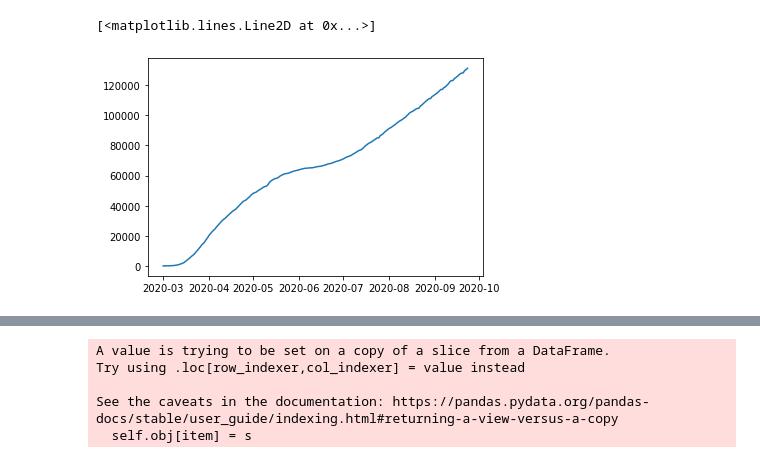
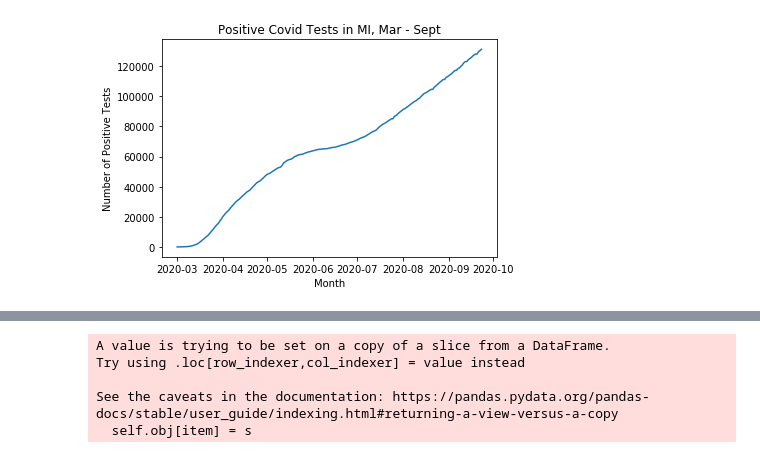
Before and after one commit to KevinKillman/Michigans_Economy_and_Covid, a Jupyter notebook: project_1_code.ipynb, the cells around one changed output, grey strips where cells are left out. Saved outputs shown, nothing was run; the diff lists cells and outputs as text; code cells hidden in the pictures.

```diff
--- a/project_1_code.ipynb
+++ b/project_1_code.ipynb
@@ -48,8 +41,11 @@ del covid_df['pending'], covid_df['hospitalizedCumulative'], covid_df['inIcuCumu
-# %%
-plt.plot(covid_df['datetimes'], covid_df['positive'])
-# %% [output]
-[<matplotlib.lines.Line2D at 0x...>]
-[figure, removed]
+# %%
+plt.plot(covid_df['datetimes'], covid_df['positive'])
+plt.title('Positive Covid Tests in MI, Mar - Sept')
+plt.ylabel('Number of Positive Tests')
+plt.xlabel('Month')
+plt.show()
+# %% [output]
+[figure, added]
 # %%
 emp_comb_path = 'Resources/Employment Combined - State - Daily.csv'
 
```
Also changed, not shown: parts of 10 cells of this notebook.
